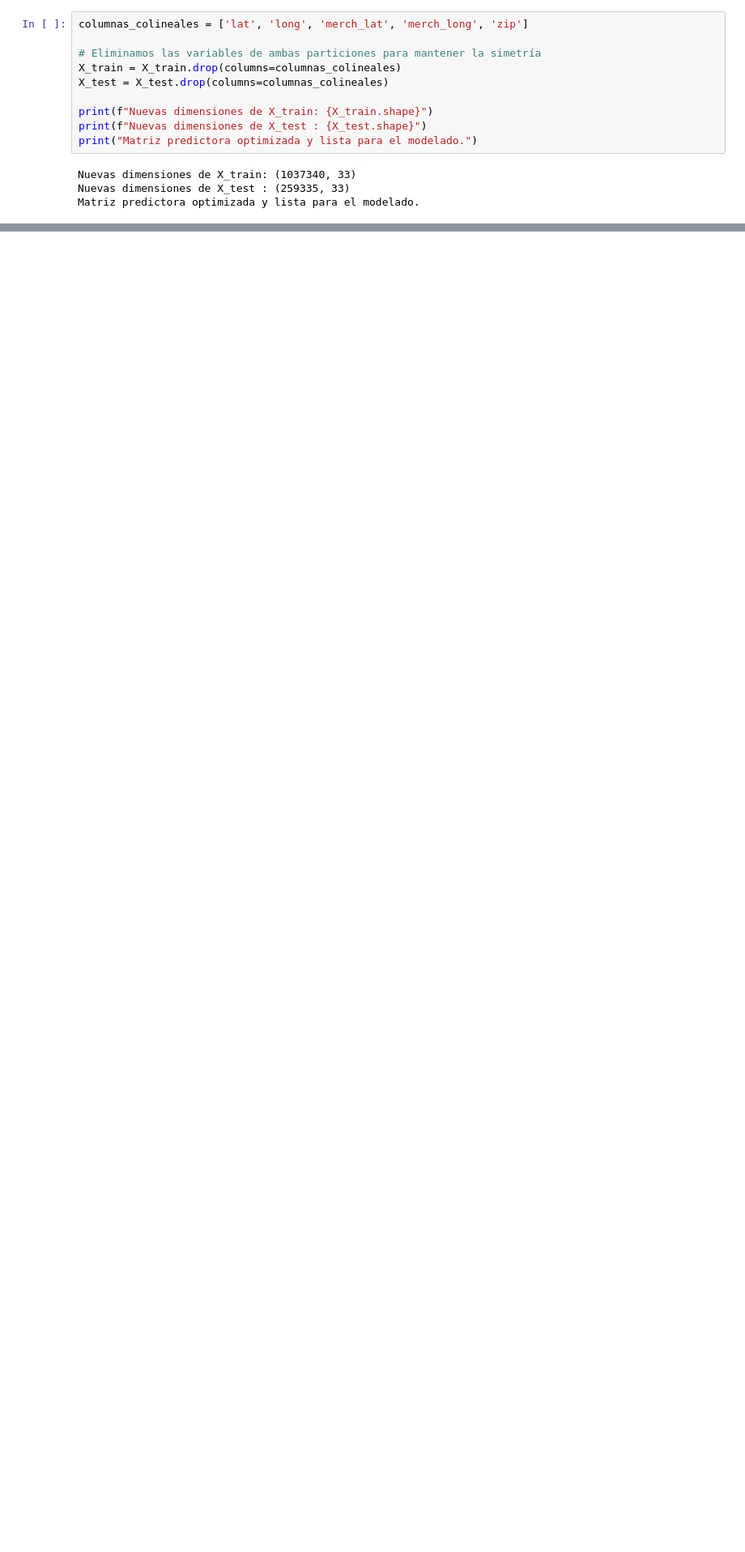
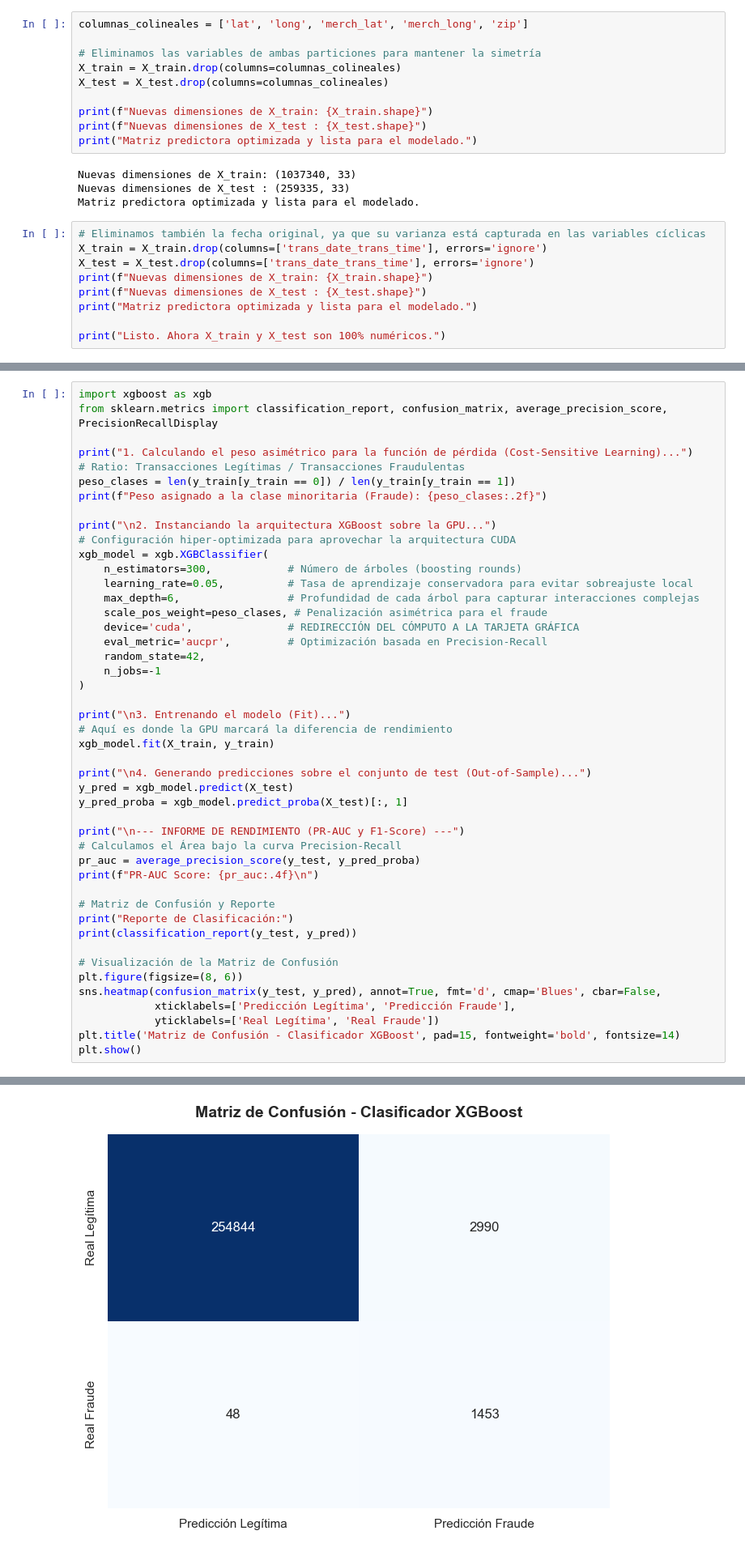
Before and after one commit to MartinHerreraRoncero/Portfolio-data-science, a Jupyter notebook: ML_Credit_Card_Fraud_Detection/notebooks/01_eda_y_features.ipynb, the cells around one changed output, grey strips where cells are left out. Shown at 81% size. Cells and saved outputs as stored; diff of their text form; blank space fills up the shorter version.

Commit message:
Elimina variable datetime para compatibilidad. Primer modelo XGBoost

```diff
--- a/ML_Credit_Card_Fraud_Detection/notebooks/01_eda_y_features.ipynb
+++ b/ML_Credit_Card_Fraud_Detection/notebooks/01_eda_y_features.ipynb
@@ -392,3 +392,12 @@ print("Matriz predictora optimizada y lista para el modelado.")
 Nuevas dimensiones de X_train: (1037340, 33)
 Nuevas dimensiones de X_test : (259335, 33)
 Matriz predictora optimizada y lista para el modelado.
+# %%
+# Eliminamos también la fecha original, ya que su varianza está capturada en las variables cíclicas
+X_train = X_train.drop(columns=['trans_date_trans_time'], errors='ignore')
+X_test = X_test.drop(columns=['trans_date_trans_time'], errors='ignore')
+print(f"Nuevas dimensiones de X_train: {X_train.shape}")
+print(f"Nuevas dimensiones de X_test : {X_test.shape}")
+print("Matriz predictora optimizada y lista para el modelado.")
+
+print("Listo. Ahora X_train y X_test son 100% numéricos.")
@@ -394,0 +417,47 @@ Matriz predictora optimizada y lista para el modelado.
+# %%
+import xgboost as xgb
+from sklearn.metrics import classification_report, confusion_matrix, average_precision_score, PrecisionRecallDisplay
+
+print("1. Calculando el peso asimétrico para la función de pérdida (Cost-Sensitive Learning)...")
+# Ratio: Transacciones Legítimas / Transacciones Fraudulentas
+peso_clases = len(y_train[y_train == 0]) / len(y_train[y_train == 1])
+print(f"Peso asignado a la clase minoritaria (Fraude): {peso_clases:.2f}")
+
+print("\n2. Instanciando la arquitectura XGBoost sobre la GPU...")
+# Configuración hiper-optimizada para aprovechar la arquitectura CUDA
+xgb_model = xgb.XGBClassifier(
+    n_estimators=300,            # Número de árboles (boosting rounds)
+    learning_rate=0.05,          # Tasa de aprendizaje conservadora para evitar sobreajuste local
+    max_depth=6,                 # Profundidad de cada árbol para capturar interacciones complejas
+    scale_pos_weight=peso_clases, # Penalización asimétrica para el fraude
+    device='cuda',               # REDIRECCIÓN DEL CÓMPUTO A LA TARJETA GRÁFICA
+    eval_metric='aucpr',         # Optimización basada en Precision-Recall
+    random_state=42,
+    n_jobs=-1
+)
+
+print("\n3. Entrenando el modelo (Fit)...")
+# Aquí es donde la GPU marcará la diferencia de rendimiento
+xgb_model.fit(X_train, y_train)
+
+print("\n4. Generando predicciones sobre el conjunto de test (Out-of-Sample)...")
+y_pred = xgb_model.predict(X_test)
+y_pred_proba = xgb_model.predict_proba(X_test)[:, 1]
+
+print("\n--- INFORME DE RENDIMIENTO (PR-AUC y F1-Score) ---")
+# Calculamos el Área bajo la curva Precision-Recall
+pr_auc = average_precision_score(y_test, y_pred_proba)
+print(f"PR-AUC Score: {pr_auc:.4f}\n")
+
+# Matriz de Confusión y Reporte
+print("Reporte de Clasificación:")
+print(classification_report(y_test, y_pred))
+
+# Visualización de la Matriz de Confusión
+plt.figure(figsize=(8, 6))
+sns.heatmap(confusion_matrix(y_test, y_pred), annot=True, fmt='d', cmap='Blues', cbar=False,
+            xticklabels=['Predicción Legítima', 'Predicción Fraude'],
+            yticklabels=['Real Legítima', 'Real Fraude'])
+plt.title('Matriz de Confusión - Clasificador XGBoost', pad=15, fontweight='bold', fontsize=14)
+plt.show()
+# %% [output]
@@ -394,0 +481 @@ Matriz predictora optimizada y lista para el modelado.
+[figure, added]
```
Also changed, not shown: parts of 3 cells of this notebook.
